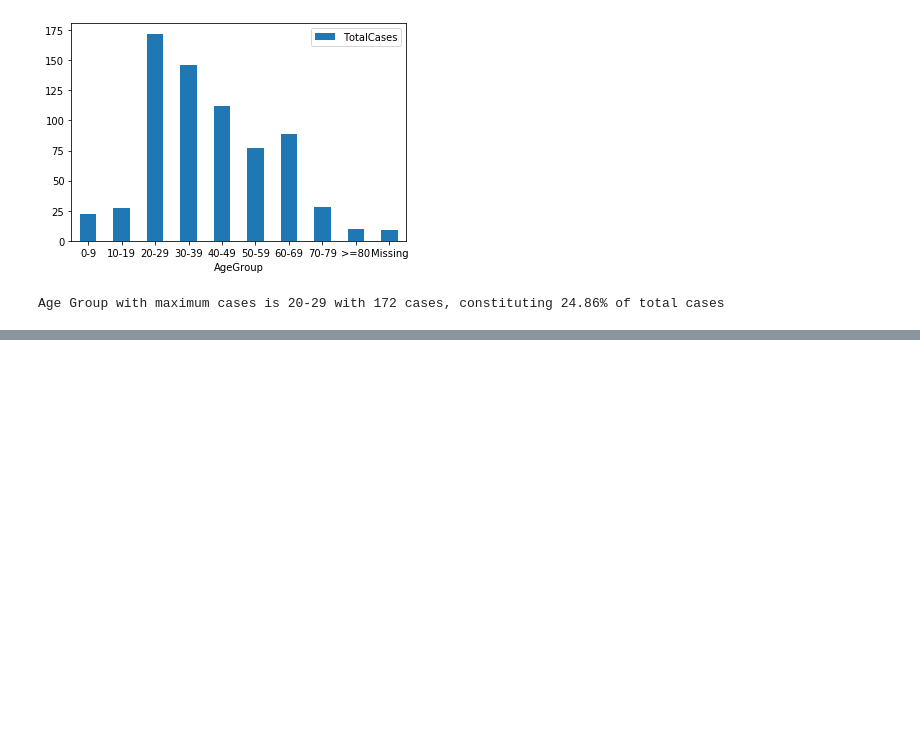
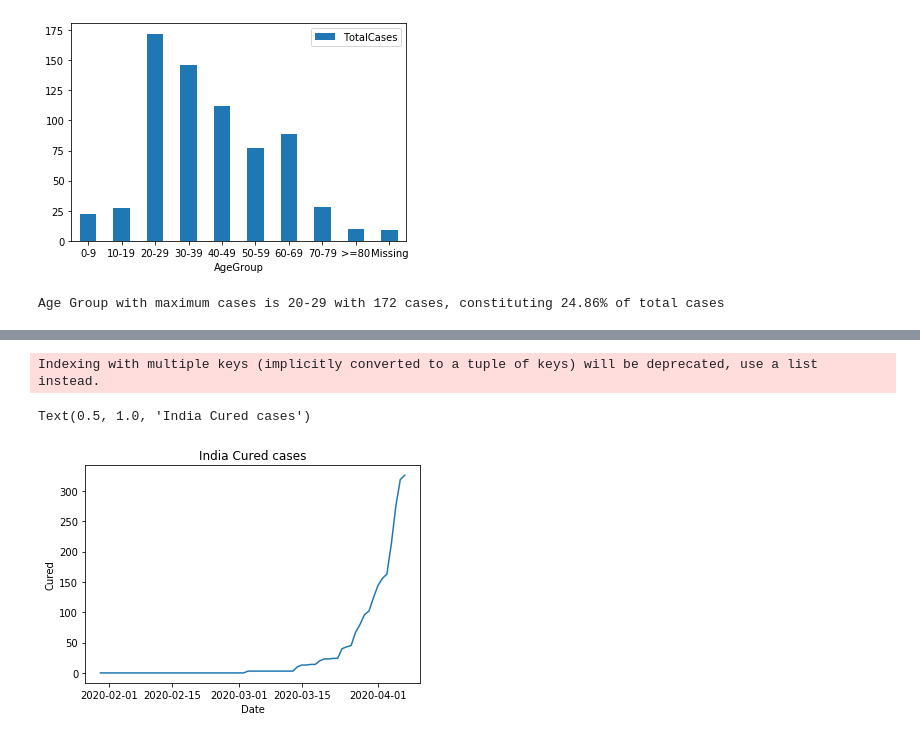
Before and after one commit to Kamesh-K/CH5019-Project, a Jupyter notebook: Question_3/Question_3.ipynb, the cells around one changed output, grey strips where cells are left out. Cells and saved outputs as stored; diff of their text form; code cells hidden in the pictures; blank space fills up the shorter version.

```diff
--- a/Question_3/Question_3.ipynb
+++ b/Question_3/Question_3.ipynb
@@ -114,0 +57,7 @@ ValueError: Value of 'y' is not the name of a column in 'data_frame'. Expected o
+# %%
+graph = CovidIndia.groupby('Date')['Cured', 'Deaths', 'Confirmed'].sum().reset_index()
+sns.lineplot(graph['Date'],graph['Cured']).set_title("India Cured cases")
+# %% [output]
+Indexing with multiple keys (implicitly converted to a tuple of keys) will be deprecated, use a list instead.
+Text(0.5, 1.0, 'India Cured cases')
+[figure, added]
```
Also changed, not shown: parts of 11 cells of this notebook.
